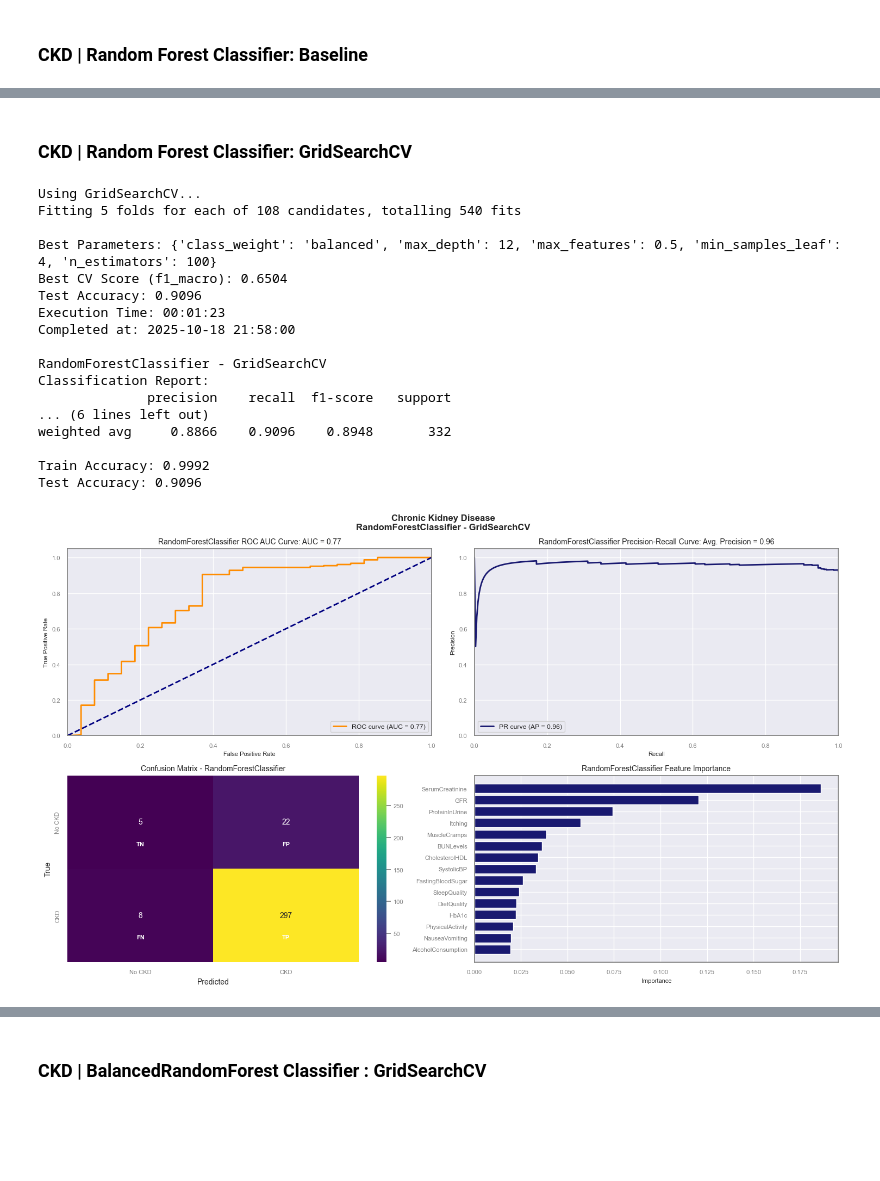
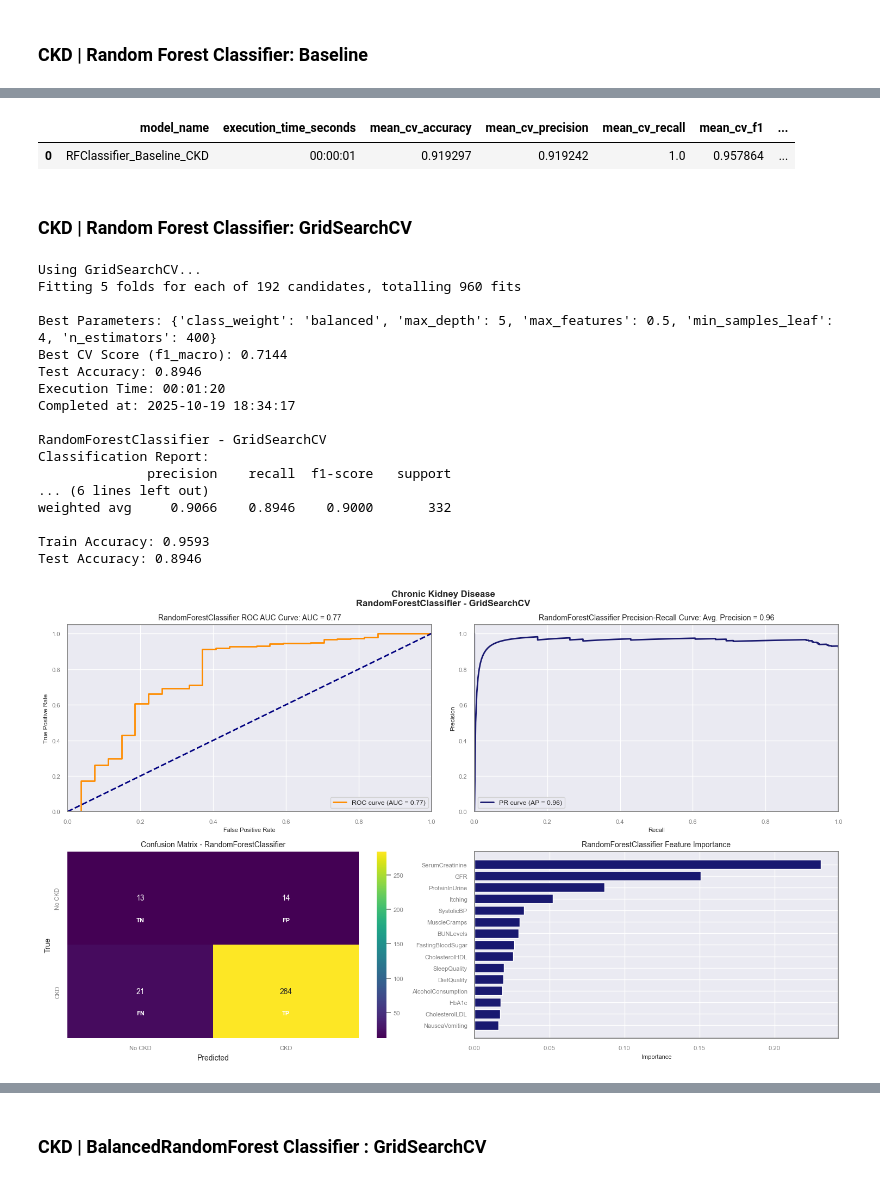
Before and after one commit to ArunR-DSML/DX799_O1, a Jupyter notebook: OMDS-ModC-Week6-Ram-Arun.ipynb, the cells around one changed output, grey strips where cells are left out. Cells and saved outputs as stored; diff of their text form; code cells hidden in the pictures; blank space fills up the shorter version.

Commit message:
Decision Trees and Random Forests

```diff
--- a/OMDS-ModC-Week6-Ram-Arun.ipynb
+++ b/OMDS-ModC-Week6-Ram-Arun.ipynb
@@ -197,8 +201,10 @@ def plot_precision_recall_curve(classifier, X_test, y_test, title='Precision-Rec
     """
     if hasattr(classifier, 'predict_proba'):
         y_score = classifier.predict_proba(X_test)[:, 1]
+
     elif hasattr(classifier, 'decision_function'):
         y_score = classifier.decision_function(X_test)
+
     else:
         # Fallback for models without probability/decision score
         print("Warning: Classifier lacks proba/decision function. Using binary predictions for AP.")
@@ -217,7 +223,7 @@ def plot_precision_recall_curve(classifier, X_test, y_test, title='Precision-Rec
     ax.set_ylabel('Precision')
     ax.set_title(f'{title}: Avg. Precision = {avg_precision:.2f}')
     ax.legend(loc="lower left")
-    return ax
+    return ax, avg_precision
 # %% [markdown]
 #### plot_confusion_matrix
 # %%
@@ -974,6 +897,7 @@ def sweep_parameter(model,
 # %%
 def run_GridSearch_RandomizedSearch_CV(
         model, # Changed from ensemble_model to model
+        experiment_name: str,
         dataset_name: str,
         parameter_grid: dict,
         X: pd.DataFrame,
@@ -990,7 +914,7 @@ def run_GridSearch_RandomizedSearch_CV(
         cv_folds: int = 5,
         random_state: int = 42, # Changed default random_state to a fixed value
         scoring_metric: str = 'accuracy',
-        halving_factor: int = 2
+        halving_factor: int = 2 # only relevant for HalvingGridSearchCV
     ) -> tuple:
     """
     Performs hyperparameter tuning using various search strategies (GridSearchCV,
@@ -1166,16 +1090,20 @@ def run_GridSearch_RandomizedSearch_CV(
         plt.tight_layout()
         plt.show()
 
-    # Use the clean, unprefixed best_params_ dictionary for the final DataFrame
-    best_params_df = pd.DataFrame([best_params_unprefixed])
-    best_params_df['Dataset']           = dataset_name
-    best_params_df['Model']             = model_name
-    best_params_df['Strategy']          = search_type
-    best_params_df['Scoring_Metric']    = scoring_metric
-    best_params_df['Best_CV_Score']     = best_score
-    best_params_df['Test_Accuracy']     = test_score
-    best_params_df['execution_time']    = execution_time
-    best_params_df['timestamp']         = timestamp
+    best_params_dict = {}
+    best_params_dict['execution_time']    = execution_time
+    best_params_dict['timestamp']         = timestamp
+    best_params_dict['model_name']   = experiment_name
+    best_params_dict['Dataset']           = dataset_name
+    best_params_dict['Model']             = model_name
+    best_params_dict['Strategy']          = search_type
+    best_params_dict['Scoring_Metric']    = scoring_metric
+    best_params_dict['Best_CV_Score']     = best_score
+    best_params_dict['test_acc']     = test_score
+    for key, value in best_params_unprefixed.items():     # Use the clean, unprefixed best_params_ dictionary for the final DataFrame
+        best_params_dict[key] = [value]
+
+    best_params_df = pd.DataFrame(best_params_dict)
 
     return best_params_df, cv_results_df, search
 # %% [markdown]
@@ -2044,10 +2275,16 @@ plt.show()
+# %%
+metrics_RF_baseline_CKD_df = pd.DataFrame(results_RF_baseline_CKD['metrics'], index = [0])
+metrics_RF_baseline_CKD_df
+# %% [output]
+|  | model_name | execution_time_seconds | mean_cv_accuracy | mean_cv_precision | mean_cv_recall | mean_cv_f1 | ... |
+| 0 | RFClassifier_Baseline_CKD | 00:00:01 | 0.919297 | 0.919242 | 1.0 | 0.957864 | ... |
 # %% [markdown]
 ### CKD | Random Forest Classifier: GridSearchCV
 # %%
 # Define the parameter grid for GridSearch
 CKD_parameter_grid_rf = {
-    'n_estimators':         [100, 250, 400],         # Number of trees
-    'max_depth':            [12, 18, None],          # Max depth of the tree
+    'n_estimators':         [50, 100, 200,  400],         # Number of trees
+    'max_depth':            [5, 12, 18, None],          # Max depth of the tree
     'min_samples_leaf':     [1, 2, 4],                # Minimum samples required to split a node
     'max_features':         ['sqrt', 0.5],           # Number of features to consider for best split
     'class_weight':         [None, 'balanced']
@@ -2056,44 +2293,45 @@ CKD_parameter_grid_rf = {
 # Execute the GridSearch
 CKD_gridsearch_results = run_GridSearch_RandomizedSearch_CV(
     model                = RandomForestClassifier,
+    experiment_name      = 'RFC_CKD_GridSearch',
     dataset_name         = 'Chronic Kidney Disease',
     parameter_grid       = CKD_parameter_grid_rf,
     X                    = X_CKD,                  # Full X for feature names
     X_train              = X_train_CKD,
     y_train              = y_train_CKD,
     X_test               = X_test_CKD,
     y_test               = y_test_CKD,
     classification_dict  = classification_dict_CKD,
     CV_tuning_strategy   = 2,                  # 2 = GridSearchCV
     iterations           = 10,                 # Ignored by GridSearchCV
     n_jobs               = -1,
     verbose              = 1,                  # Set verbose to 1 to see progress
     cv_folds             = 5,
     scoring_metric       = 'f1_macro',               # Optimizing for F1-score
     random_state         = random_state
 )
 
 
 params_CKD_RF_grid_df     = CKD_gridsearch_results[0]
 cv_results_CKD_RF_grid_df = CKD_gridsearch_results[1]
 grid_search_CKD_RF        = CKD_gridsearch_results[2]
 # %% [output]
 Using GridSearchCV...
-Fitting 5 folds for each of 108 candidates, totalling 540 fits
+Fitting 5 folds for each of 192 candidates, totalling 960 fits
 
-Best Parameters: {'class_weight': 'balanced', 'max_depth': 12, 'max_features': 0.5, 'min_samples_leaf': 4, 'n_estimators': 100}
-Best CV Score (f1_macro): 0.6504
-Test Accuracy: 0.9096
-Execution Time: 00:01:23
-Completed at: 2025-10-18 21:58:00
+Best Parameters: {'class_weight': 'balanced', 'max_depth': 5, 'max_features': 0.5, 'min_samples_leaf': 4, 'n_estimators': 400}
+Best CV Score (f1_macro): 0.7144
+Test Accuracy: 0.8946
+Execution Time: 00:01:20
+Completed at: 2025-10-19 18:34:17
 
 RandomForestClassifier - GridSearchCV
 Classification Report:
               precision    recall  f1-score   support
 ... (6 lines left out)
-weighted avg     0.8866    0.9096    0.8948       332
+weighted avg     0.9066    0.8946    0.9000       332
 
-Train Accuracy: 0.9992
-Test Accuracy: 0.9096
+Train Accuracy: 0.9593
+Test Accuracy: 0.8946
-[figure, old version]
+[figure, new version]
 # %%
```
Also changed, not shown: parts of 38 cells of this notebook.
